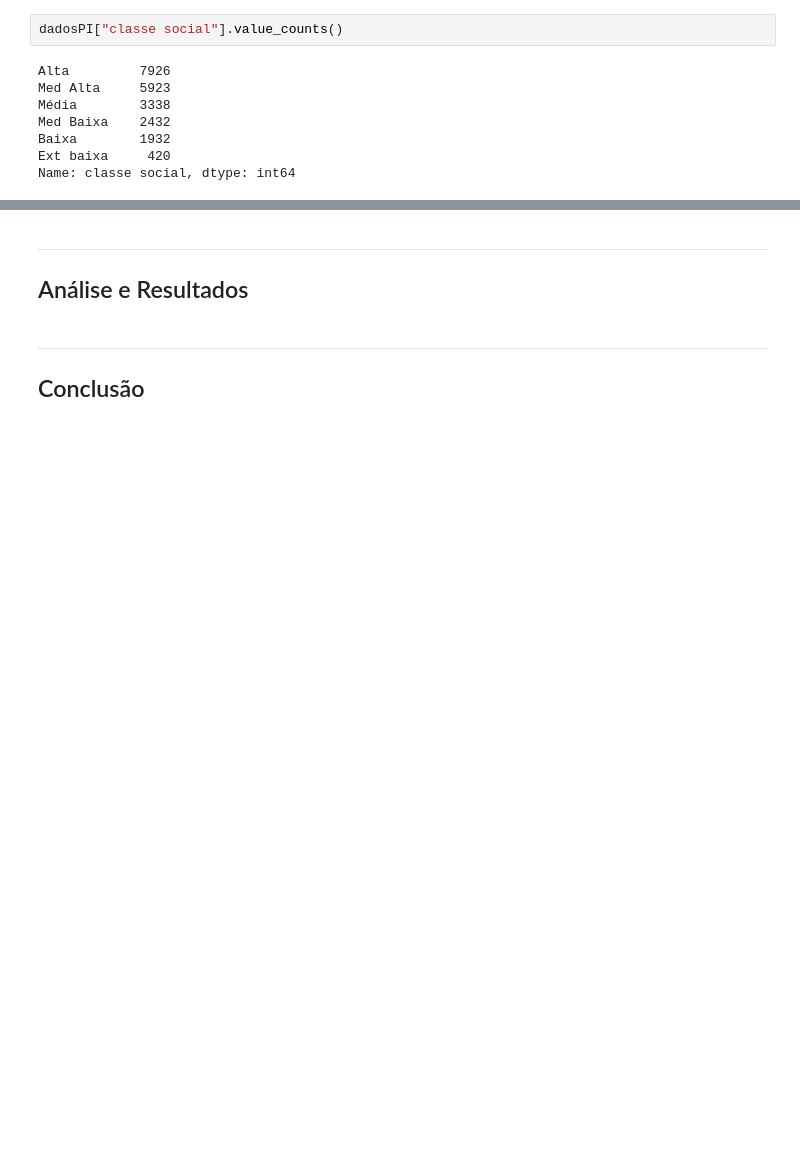
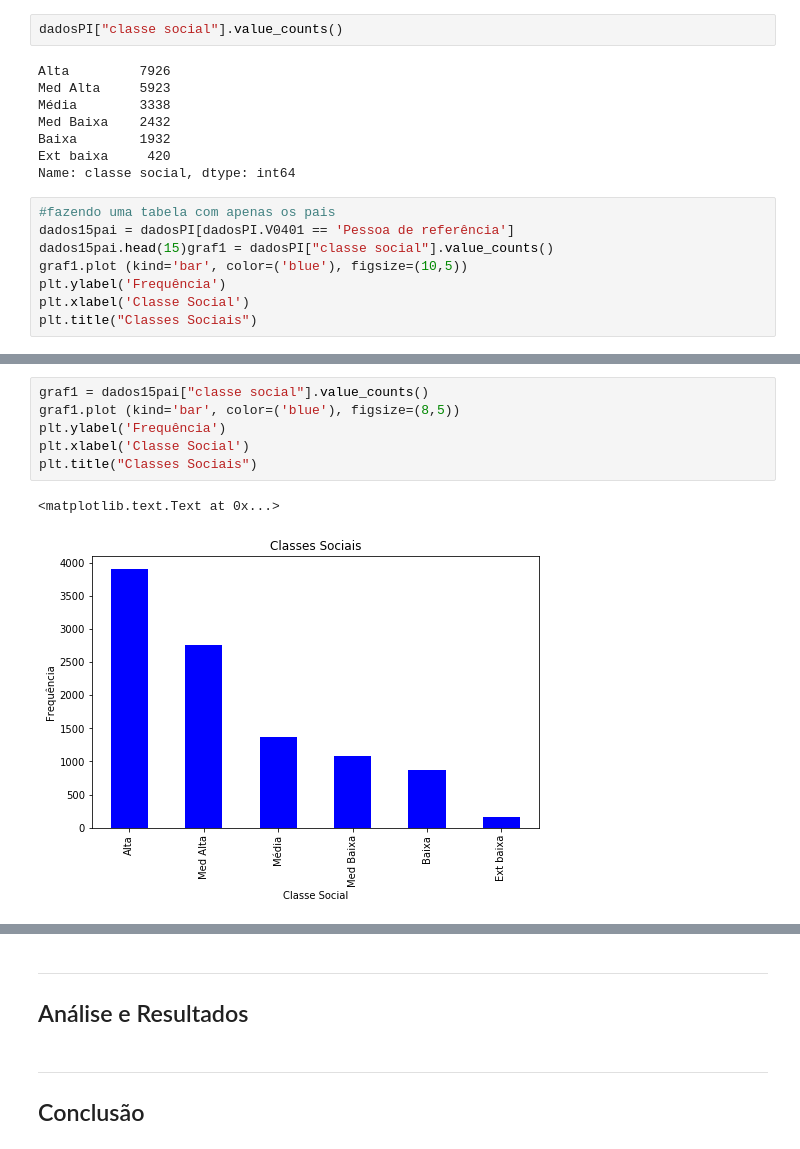
Before and after one commit to andreneustein/cd2018, a Jupyter notebook: Projeto1 Layout.ipynb, the cells around one changed output, grey strips where cells are left out. Saved outputs shown, nothing was run; the diff lists cells and outputs as text; blank space fills up the shorter version.

```diff
--- a/Projeto1 Layout.ipynb
+++ b/Projeto1 Layout.ipynb
@@ -97,3 +166,11 @@ Med Baixa    2432
 Baixa        1932
 Ext baixa     420
 Name: classe social, dtype: int64
+# %%
+#fazendo uma tabela com apenas os pais
+dados15pai = dadosPI[dadosPI.V0401 == 'Pessoa de referência']
+dados15pai.head(15)graf1 = dadosPI["classe social"].value_counts()
+graf1.plot (kind='bar', color=('blue'), figsize=(10,5))
+plt.ylabel('Frequência')
+plt.xlabel('Classe Social')
+plt.title("Classes Sociais")
@@ -99,0 +194,9 @@ Name: classe social, dtype: int64
+# %%
+graf1 = dados15pai["classe social"].value_counts()
+graf1.plot (kind='bar', color=('blue'), figsize=(8,5))
+plt.ylabel('Frequência')
+plt.xlabel('Classe Social')
+plt.title("Classes Sociais")
+# %% [output]
+<matplotlib.text.Text at 0x...>
+[figure, added]
```
Also changed, not shown: parts of 17 cells of this notebook.
